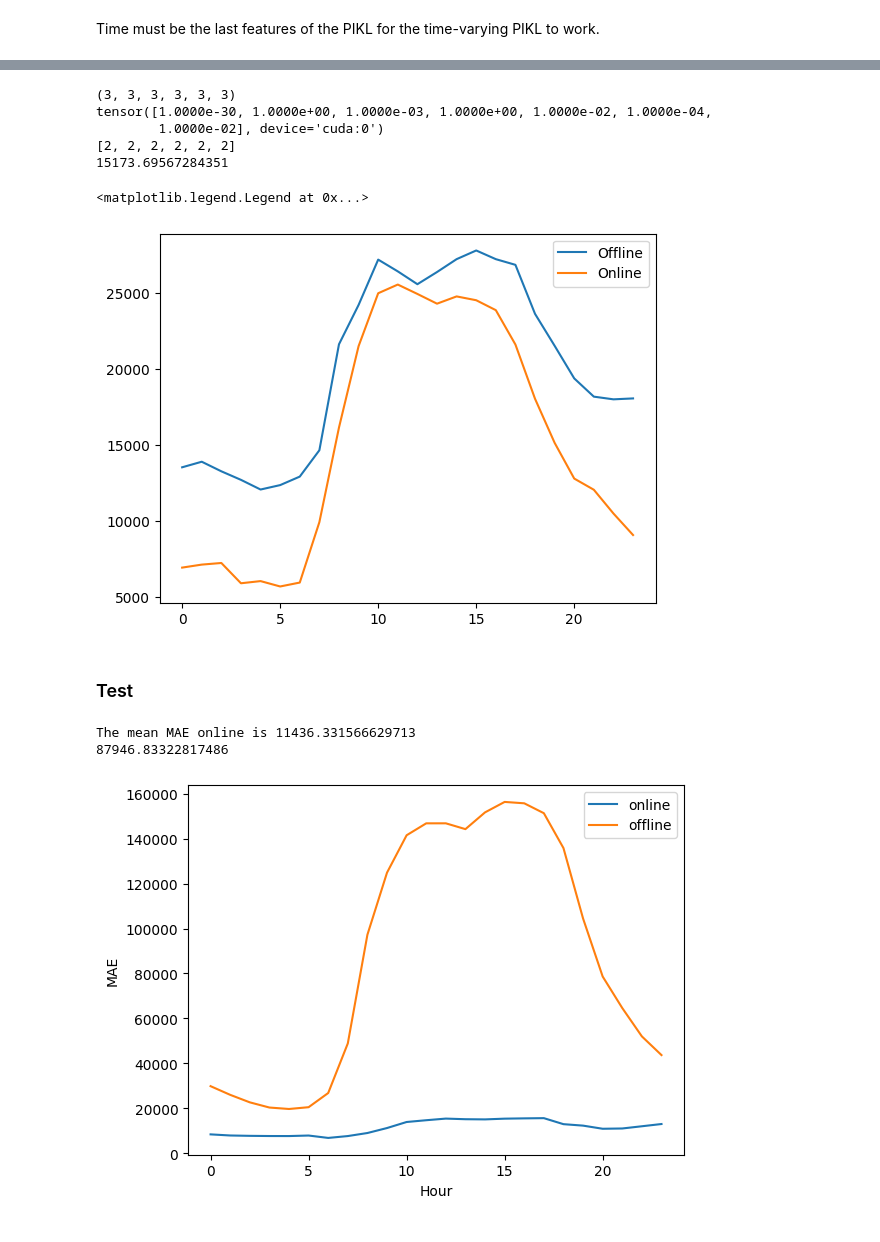
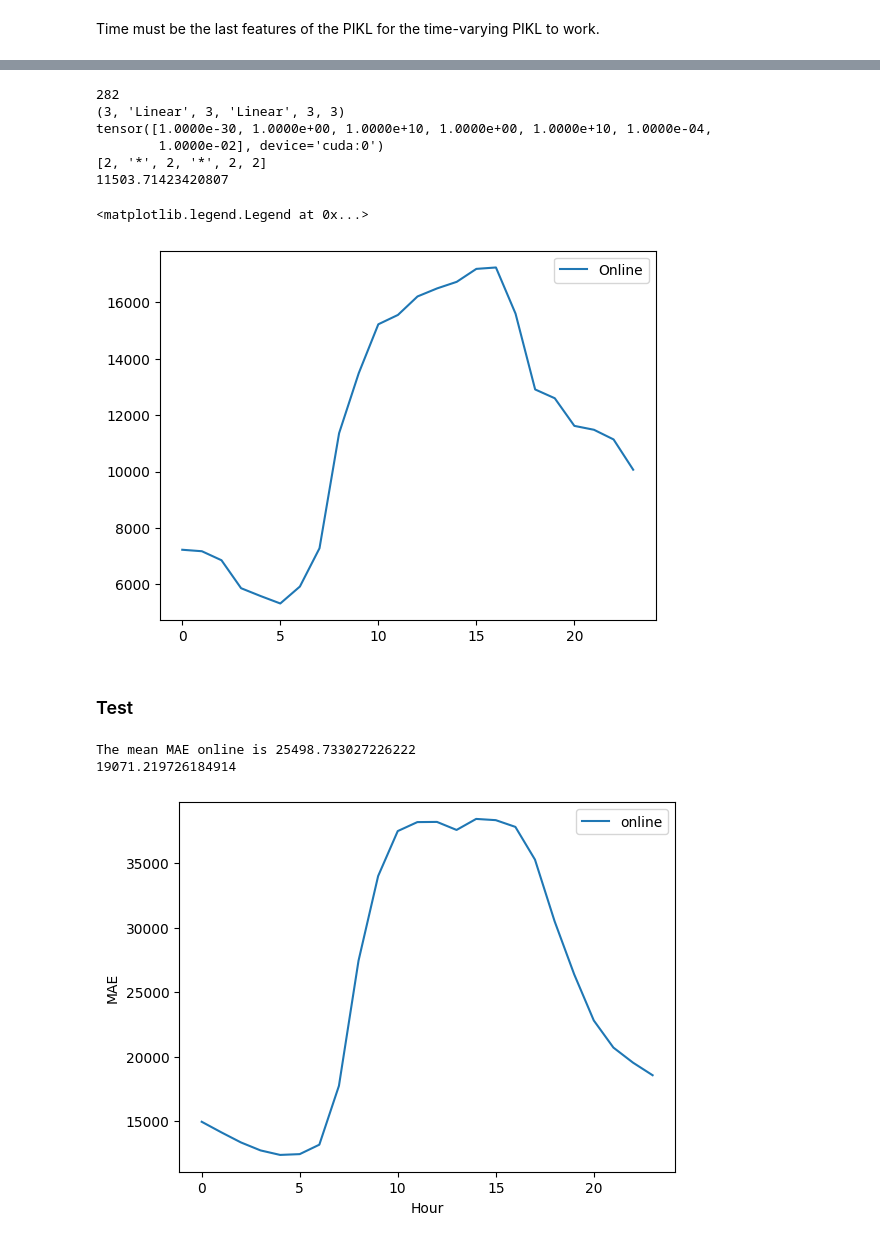
Before and after one commit to NathanDoumeche/WeaKL, a Jupyter notebook: ieee_competition/PIKL.ipynb, the cells around one changed output, grey strips where cells are left out. Drawn from its saved outputs; the diff is of its cells as text; code cells hidden in the pictures.

```diff
--- a/ieee_competition/PIKL.ipynb
+++ b/ieee_competition/PIKL.ipynb
@@ -798,3 +836,11 @@ dates_test = {"begin_train": "2017-03-18",
+# %%
+#m_list = ["Linear", "Linear", "Linear", "Linear", "Linear", "Linear", "Linear",4,"Linear"]
+#alpha_list = [10e-30 for i in range(10)]
+#s_list=["Linear*", "linear", "linear", "linear", "linear", "linear", "linear",0,"*"]
+
+hyperparameters={"m_list":m_list,
+                 "s_list":s_list,
+                 "alpha_list":alpha_list}
 # %%
 data_hourly = hour_formatting(data, dates_test, features_pikl)
 cov_hourly = cov_hourly_m(m_list, data_hourly)
@@ -846,22 +892,36 @@ The mean MAE offline is 87946.83322817486
 ### Validation
 # %% [markdown]
 Time must be the last features of the PIKL for the time-varying PIKL to work.
+# %%
+#for linear
+hyperparameters = hyperparameters_test.copy()
 # %%
 hyperparameters["window"] = 1
-dates_val_online = {"begin_train": "2020-03-01 00:00:00",
-"end_train": "2020-12-18 00:00:00",
+dates_val_online = {"begin_train": "2020-02-01 00:00:00",
+"end_train": "2020-11-18 00:00:00",
 "end_test": "2021-01-18 00:00:00"}
 
 n = len(data[(data['Time']>= dates_val_online["begin_train"])&(data['Time']<dates_val_online["end_train"])])//24
 features_pikl["features_type"] = ["regression" for i in range(6)]
+#features_pikl["features_type"] = ["regression" for i in range(9)]
+features_pikl["masked"] = features_pikl["features_type"].copy()
+
+masked=[1,  3]
+for idx in masked:
+    features_pikl["features_type"][idx] = "linear"
+    features_pikl["masked"][idx] = "masked"
 
 grid_parameters ={
     "grid_size_m": 0,
     "m_ini": 3,
     "grid_size_p": 2,
+    #"grid_size_p": 2,
+    #"grid_step_p": 1.,
     "grid_step_p": 1.,
-    "batch_size": 10**2
+    #"batch_size": 10**2
+    "batch_size": 2*10**2
 }
 
 print(dates_val_online)
+print(features_pikl["features_type"])
 # %% [output]
@@ -873,25 +938,37 @@ m_online, alpha_online, s_online, mae_online_val, fourier_online_val, mae_list_o
 # %%
+print(n)
 print(m_online)
 print(alpha_online)
 print(s_online)
 print(mae_online_val.cpu().numpy())
-plt.plot(np.array([i for i in range(24)]), mae_h.cpu().numpy(), label="Offline")
+#plt.plot(np.array([i for i in range(24)]), mae_h.cpu().numpy(), label="Offline")
 plt.plot(range(0,24), mae_list_opt.cpu().numpy(), label="Online")
 plt.legend()
+
+
+# Jouer sur les périodes d'entraînement et de test => ce sont des hyperparamètres en soi
+#(3, 3, 3, 'Linear', 3, 3)
+#tensor([1.0000e-30, 1.0000e+00, 1.0000e+02, 1.0000e+00, 1.0000e+10, 1.0000e-04,
+#        1.0000e-02], device='cuda:0')
+#[2, 2, 2, '*', 2, 2]
 # %% [output]
-(3, 3, 3, 3, 3, 3)
-tensor([1.0000e-30, 1.0000e+00, 1.0000e-03, 1.0000e+00, 1.0000e-02, 1.0000e-04,
+282
+(3, 'Linear', 3, 'Linear', 3, 3)
+tensor([1.0000e-30, 1.0000e+00, 1.0000e+10, 1.0000e+00, 1.0000e+10, 1.0000e-04,
         1.0000e-02], device='cuda:0')
-[2, 2, 2, 2, 2, 2]
-15173.69567284351
+[2, '*', 2, '*', 2, 2]
+11503.71423420807
 <matplotlib.legend.Legend at 0x...>
-[figure, old version]
+[figure, new version]
 # %% [markdown]
 ### Test
 # %%
-dates_test_online = {"begin_train": "2020-03-01 00:00:00",
-"end_train": "2021-01-18",
+dates_test_online = {"begin_train": "2017-03-18 00:00:00",
+"end_train": "2018-02-04",
 "end_test": "2021-02-17 00:00:00"}
+#dates_test_online = {"begin_train": "2018-04-01 00:00:00",
+#"end_train": "2019-02-18",
+#"end_test": "2021-02-17 00:00:00"}
 
 hyperparameters_test["window"] = 1
 
@@ -910,15 +987,15 @@ mae_mean = torch.mean(mae_online, dim=0)
 # %%
 print("The mean MAE online is "+str(mae_mean.cpu().numpy()))
 print(mae_test.cpu().numpy())
 
 plt.figure()
 plt.plot(np.array([i for i in range(24)]), mae_online.cpu().numpy(), label="online")
-plt.plot(np.array([i for i in range(24)]), mae_h_test.cpu(), label="offline")
+#plt.plot(np.array([i for i in range(24)]), mae_h_test.cpu(), label="offline")
 plt.xlabel("Hour")
 plt.ylabel("MAE")
 plt.legend()
 plt.show()
 # %% [output]
-The mean MAE online is 11436.331566629713
-87946.83322817486
+The mean MAE online is 25498.733027226222
+19071.219726184914
-[figure, old version]
+[figure, new version]
```
Also changed, not shown: parts of 22 cells of this notebook.
